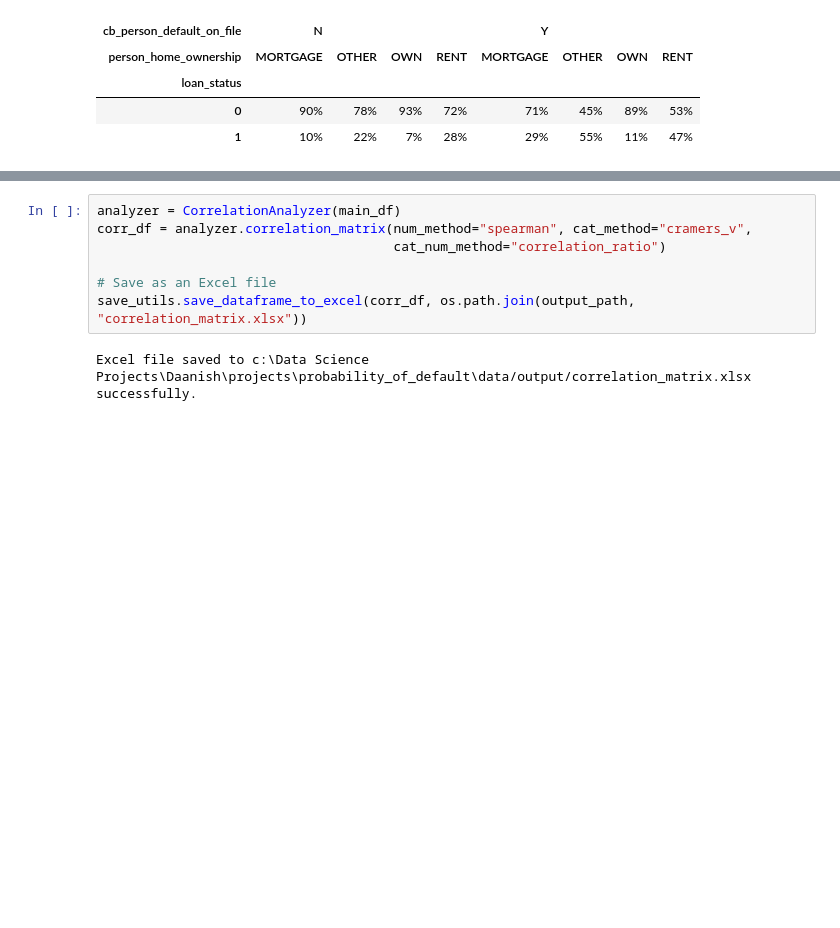
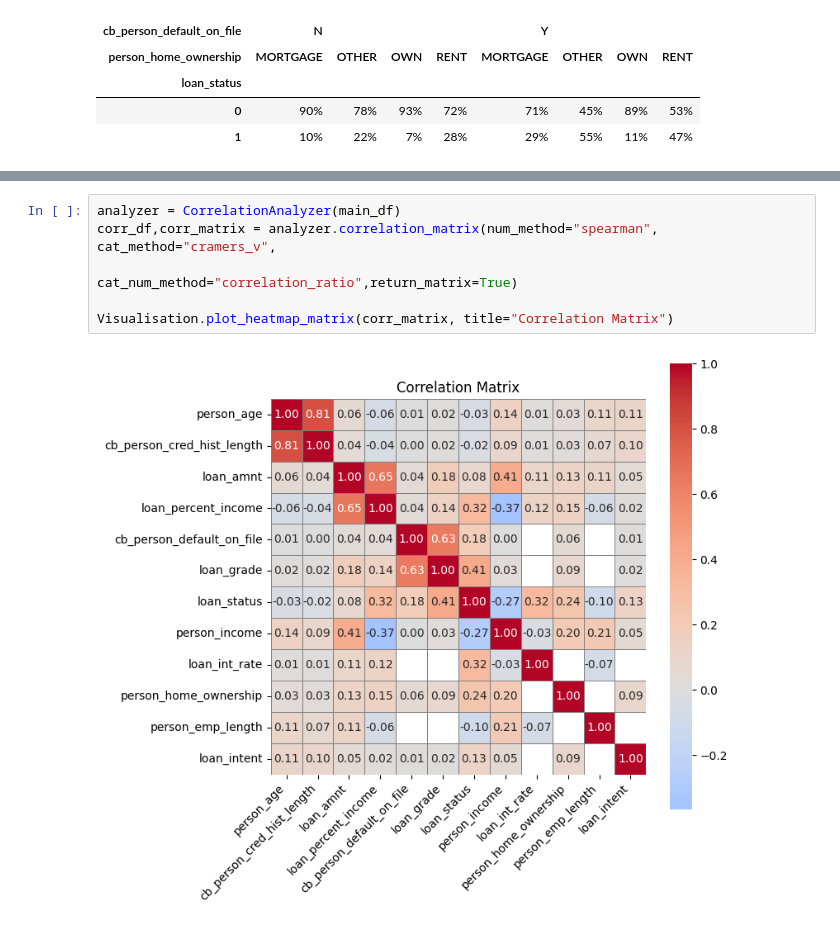
Before and after one commit to soleimanihamed/Daanish, a Jupyter notebook: projects/probability_of_default/main.ipynb, the cells around one changed output, grey strips where cells are left out. Saved outputs shown, nothing was run; the diff lists cells and outputs as text; blank space fills up the shorter version.

Commit message:
heatmap matrix, correlation matrix and cholesky decompostion added

```diff
--- a/projects/probability_of_default/main.ipynb
+++ b/projects/probability_of_default/main.ipynb
@@ -298,9 +295,8 @@ The `get_unified_correlation_table` method of the `CorrelationAnalyzer` returns
 # %%
 analyzer = CorrelationAnalyzer(main_df)
-corr_df = analyzer.correlation_matrix(num_method="spearman", cat_method="cramers_v",
-                                      cat_num_method="correlation_ratio")
+corr_df,corr_matrix = analyzer.correlation_matrix(num_method="spearman", cat_method="cramers_v",
+                                      cat_num_method="correlation_ratio",return_matrix=True)
 
-# Save as an Excel file
-save_utils.save_dataframe_to_excel(corr_df, os.path.join(output_path, "correlation_matrix.xlsx"))
+Visualisation.plot_heatmap_matrix(corr_matrix, title="Correlation Matrix")
 # %% [output]
-Excel file saved to c:\Data Science Projects\Daanish\projects\probability_of_default\data/output/correlation_matrix.xlsx successfully.
+[figure, added]
```
Also changed, not shown: parts of 4 cells of this notebook, 6 other files.
